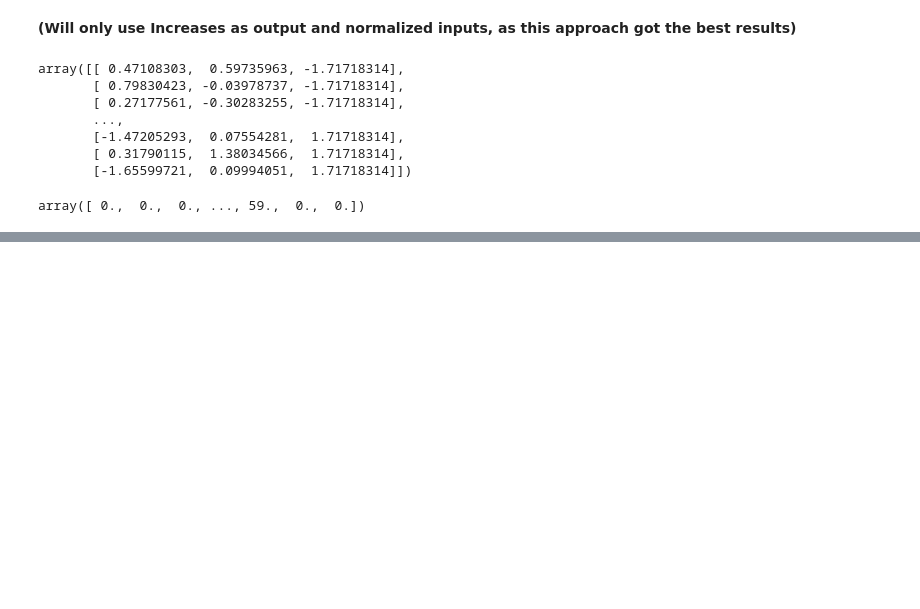
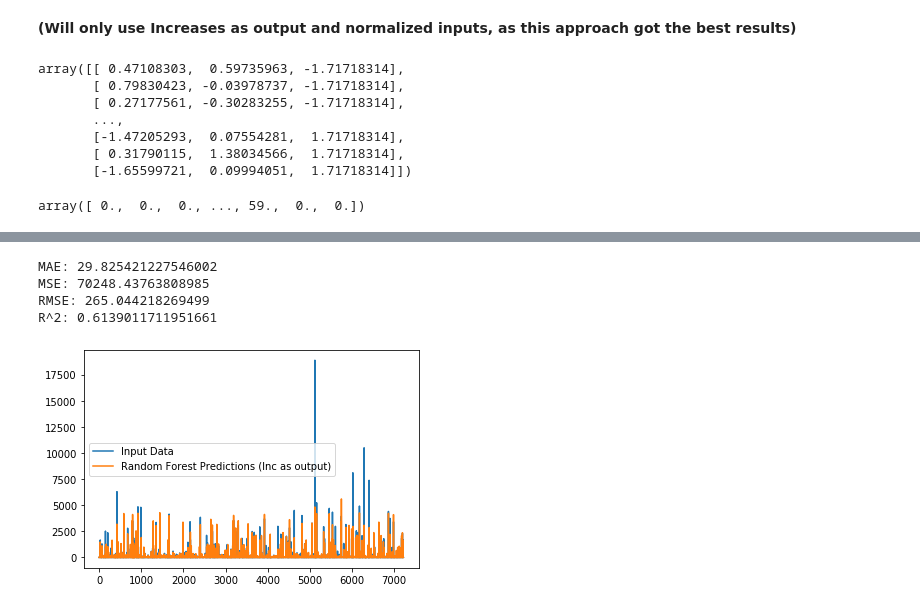
Before and after one commit to EduRibeiro00/CovidForecast-feup-iart, a Jupyter notebook: proj2/covid_analysis_rf.ipynb, the cells around one changed output, grey strips where cells are left out. Cells and saved outputs as stored; diff of their text form; code cells hidden in the pictures; blank space fills up the shorter version.

```diff
--- a/proj2/covid_analysis_rf.ipynb
+++ b/proj2/covid_analysis_rf.ipynb
@@ -1518,0 +1529,15 @@ KeyboardInterrupt:
+# %%
+rf_estimator_pred = rf_estimator.predict(in_conf_test)
+plt.plot(out_conf_test)
+plt.plot(rf_estimator_pred)
+plt.legend(['Input Data', 'Random Forest Predictions (Inc as output)'])
+print('MAE:', mean_absolute_error(out_conf_test, rf_estimator_pred))
+print('MSE:',mean_squared_error(out_conf_test, rf_estimator_pred))
+print('RMSE:', math.sqrt(mean_squared_error(out_conf_test, rf_estimator_pred)))
+print('R^2:', r2_score(out_conf_test, rf_estimator_pred))
+# %% [output]
+MAE: 29.825421227546002
+MSE: 70248.43763808985
+RMSE: 265.044218269499
+R^2: 0.6139011711951661
+[figure, added]
```
Also changed, not shown: parts of 9 cells of this notebook.
